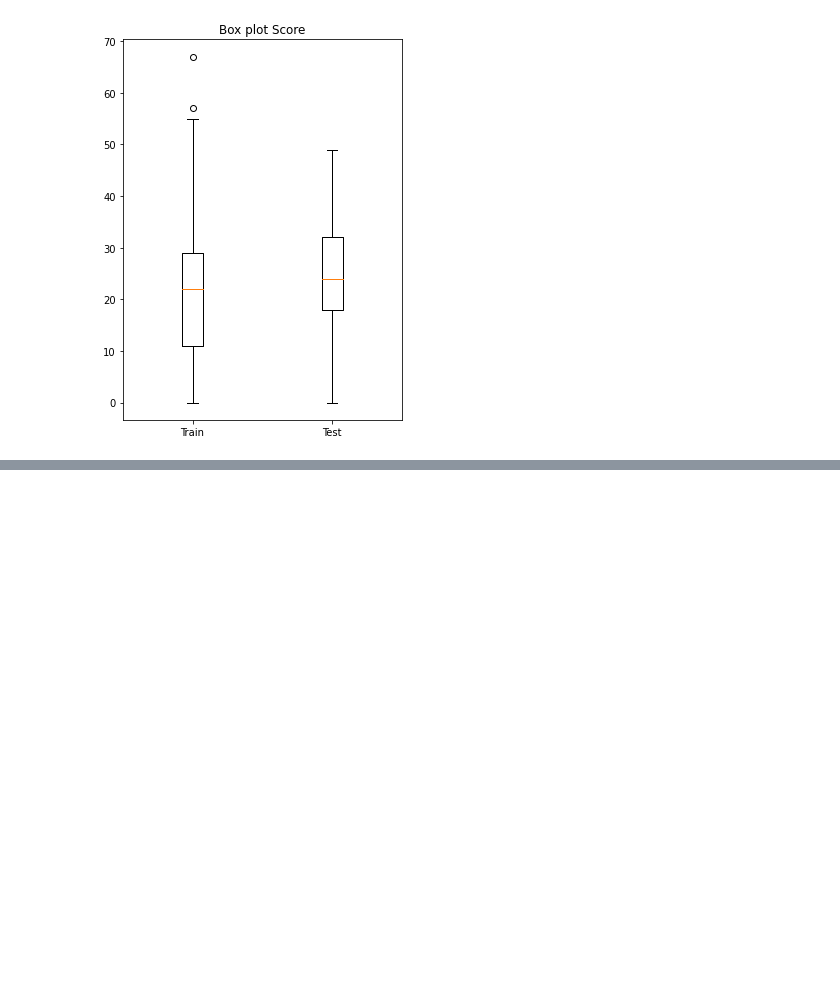
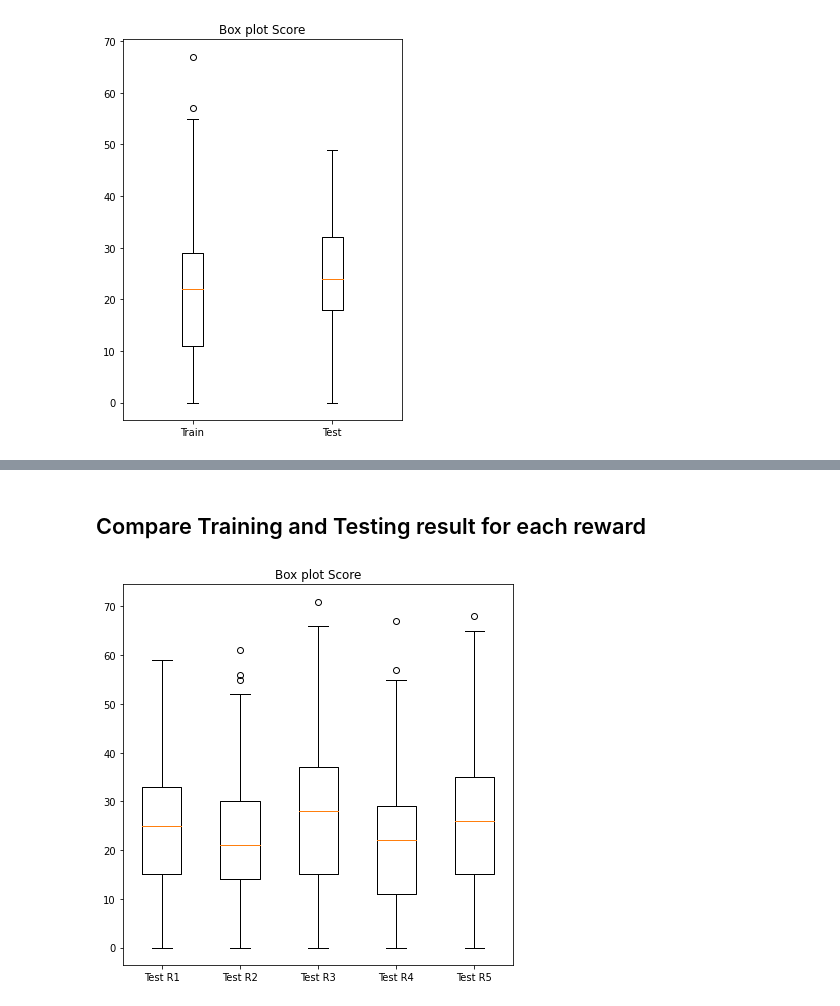
Before and after one commit to numaresplandy/SnAIke, a Jupyter notebook: test.ipynb, the cells around one changed output, grey strips where cells are left out. Saved outputs shown, nothing was run; the diff lists cells and outputs as text; code cells hidden in the pictures; blank space fills up the shorter version.

```diff
--- a/test.ipynb
+++ b/test.ipynb
@@ -36,3 +36,16 @@ def plot_boxPlot_score (fname,ftest):
     plt.title("Box plot Score")
     ax.set_xticklabels(['Train','Test'])
     plt.show()
+
+def compare_resultTest_boxPlot(fname):
+    result = []
+    label=[]
+    for i in range(1,6):
+        data = pd.read_csv(fname+str(i)+'.csv').to_numpy()[:,1:]
+        label.append('Test R'+str(i))
+        result.append(data[:,1])
+    ig, ax= plt.subplots(figsize=(7,7))
+    plt.boxplot(result)
+    plt.title("Box plot Score")
+    ax.set_xticklabels(label)
+    plt.show()
@@ -163,0 +140,7 @@ plot_boxPlot_score(path1,path)
+# %% [markdown]
+## Compare Training and Testing result for each reward
+# %%
+path = 'score/Qtable_train_e_2000_lr_0.1_df_0.9_R'
+compare_resultTest_boxPlot(path)
+# %% [output]
+[figure, added]
```
Also changed, not shown: parts of 19 cells of this notebook, 15 other files.
